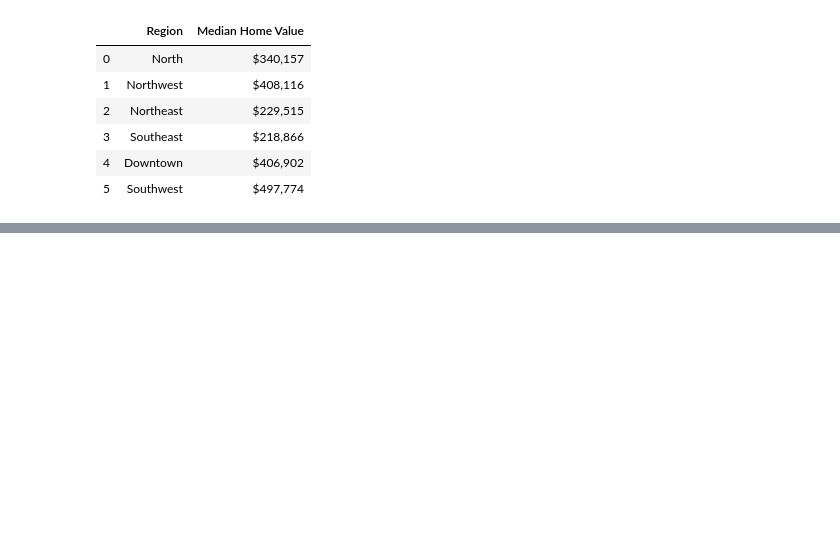
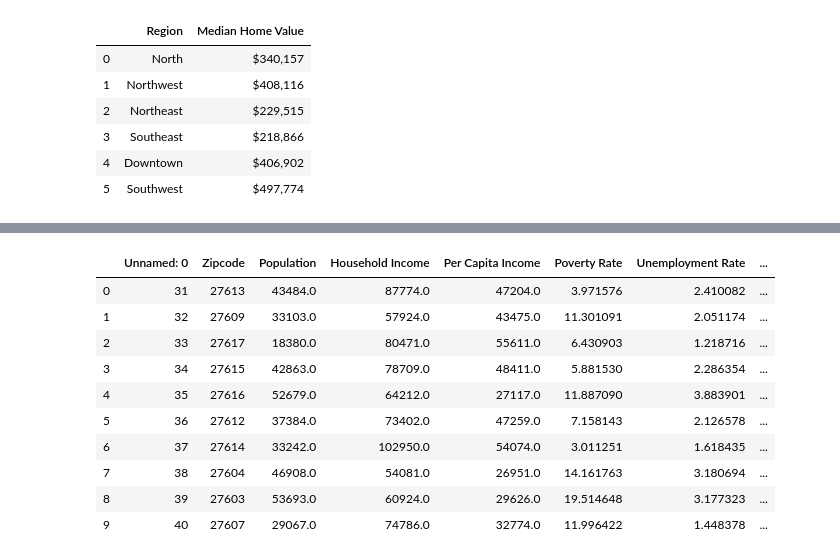
Before and after one commit to apspatz/team2project1, a Jupyter notebook: Zillow/Zillow_2019.ipynb, the cells around one changed output, grey strips where cells are left out. Cells and saved outputs as stored; diff of their text form; code cells hidden in the pictures; blank space fills up the shorter version.

```diff
--- a/Zillow/Zillow_2019.ipynb
+++ b/Zillow/Zillow_2019.ipynb
@@ -61,0 +57,19 @@ heat_layer = gmaps.heatmap_layer()
+# %%
+# Save path to the other data set in a variable
+data_file_zip = "../Raleigh_zip_pop.csv"
+
+# Use Pandas to read data
+data_file_zip_pd = pd.read_csv(data_file_zip)
+data_file_zip_pd.head(10)
+# %% [output]
+|  | Unnamed: 0 | Zipcode | Population | Household Income | Per Capita Income | Poverty Rate | Unemployment Rate | ... |
+| 0 | 31 | 27613 | 43484.0 | 87774.0 | 47204.0 | 3.971576 | 2.410082 | ... |
+| 1 | 32 | 27609 | 33103.0 | 57924.0 | 43475.0 | 11.301091 | 2.051174 | ... |
+| 2 | 33 | 27617 | 18380.0 | 80471.0 | 55611.0 | 6.430903 | 1.218716 | ... |
+| 3 | 34 | 27615 | 42863.0 | 78709.0 | 48411.0 | 5.881530 | 2.286354 | ... |
+| 4 | 35 | 27616 | 52679.0 | 64212.0 | 27117.0 | 11.887090 | 3.883901 | ... |
+| 5 | 36 | 27612 | 37384.0 | 73402.0 | 47259.0 | 7.158143 | 2.126578 | ... |
+| 6 | 37 | 27614 | 33242.0 | 102950.0 | 54074.0 | 3.011251 | 1.618435 | ... |
+| 7 | 38 | 27604 | 46908.0 | 54081.0 | 26951.0 | 14.161763 | 3.180694 | ... |
+| 8 | 39 | 27603 | 53693.0 | 60924.0 | 29626.0 | 19.514648 | 3.177323 | ... |
+| 9 | 40 | 27607 | 29067.0 | 74786.0 | 32774.0 | 11.996422 | 1.448378 | ... |
```
Also changed, not shown: parts of 9 cells of this notebook, 2 other files.
